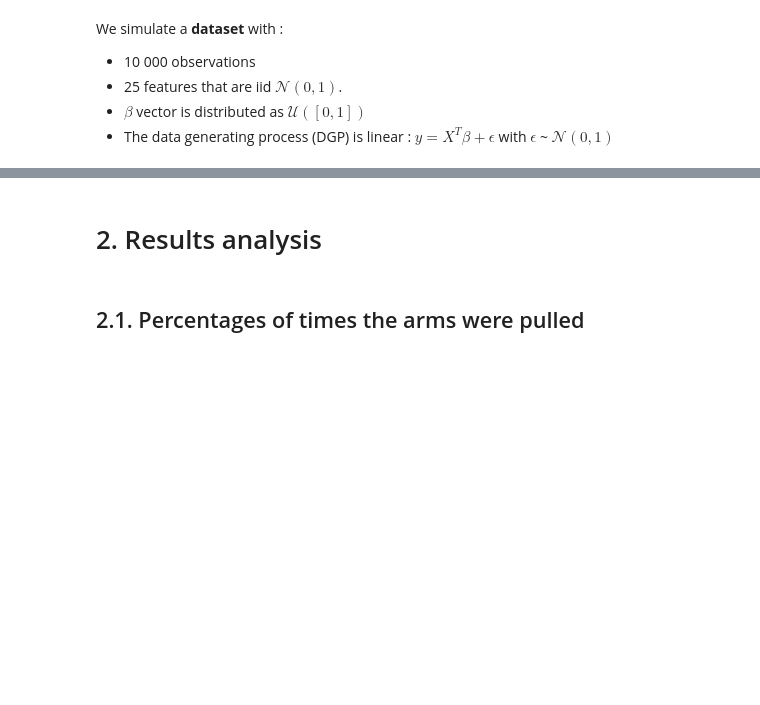
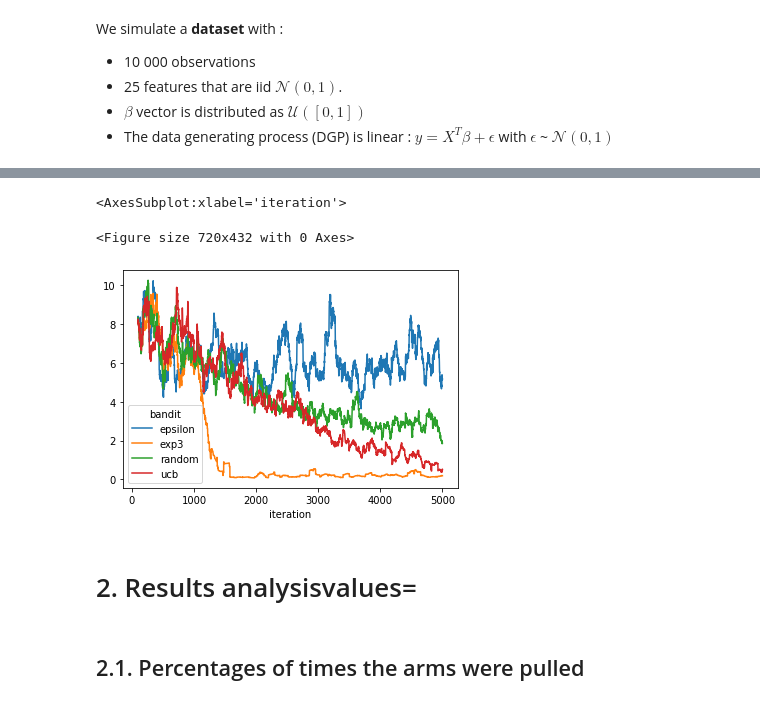
Before and after one commit to etiennekintzler/workbench, a Jupyter notebook: Clean_Bandits.ipynb, the cells around one changed output, grey strips where cells are left out. Saved outputs shown, nothing was run; the diff lists cells and outputs as text; code cells hidden in the pictures; blank space fills up the shorter version.

```diff
--- a/Clean_Bandits.ipynb
+++ b/Clean_Bandits.ipynb
@@ -131,7 +131,7 @@ We simulate a **dataset** with :
 - $\beta$ vector is distributed as $\mathcal{U}([0, 1])$
 - The data generating process (DGP) is linear : $y=X^T\beta + \epsilon$ with $\epsilon$ ~ $\mathcal{N}(0, 1)$
 # %%
-N = 10000
+N = 5_000
 p = 25
 dataset = make_dataset(p=p, N=N, intercept=2, drift=False, noise_scale=.25, shock=False, seed=123)
 # %%
@@ -140,8 +140,10 @@ use_provided_compute = False
 # %%
 def make_default_params():
     return dict(metric=metrics.MSE(),
-                reward_scaler=preprocessing.StandardScaler(),
-                save_metric_values=True,
+                #reward_scaler=preprocessing.StandardScaler(),
+                #save_metric_values=True,
                 models=make_models(),
-                save_percentage_pulled=True,
-                print_every=N//4)
+                #save_percentage_pulled=True,
+                #print_every=N//4
+                explore_each_arm=4, start_after=10,
+               )
@@ -149,22 +153,24 @@ def make_default_params():
 np.random.seed(123)
 bandits = {
     "epsilon" : EpsilonGreedyRegressor(epsilon=0.2, epsilon_decay=1e-3,**make_default_params()),
-    'exp3': Exp3Regressor(eta=.75, **make_default_params()),
-    "ucb"     : UCBRegressor(delta=None, explore_each_arm=3,**make_default_params()),
+    'exp3': Exp3Regressor(eta=.5, **make_default_params()),
+    "ucb"     : UCBRegressor(delta=None, **make_default_params()),
     "random"  : RandomBanditRegressor(**make_default_params()),
 }
-bandit_oracle = OracleBandit(**make_default_params())
+#bandit_oracle = OracleBandit(**make_default_params())
 
-bandits['exp3'].reward_scaler = preprocessing.MinMaxScaler()
+#bandits['exp3'].reward_scaler = preprocessing.MinMaxScaler()
 
 for _, bandit in bandits.items():
     pass#bandit._compute_scaled_reward = new_compute
 
+l = []
 for i, (x, y) in tqdm.tqdm(enumerate(make_stream(dataset))):
 
     for bandit_label in bandits:
         y_pred = bandits[bandit_label].predict_one(x=x)
-        bandits[bandit_label].learn_one(x=x, y=y)
+        reward, metric, chosen_arm = bandits[bandit_label]._learn_one(x=x, y=y)
+        l.append((bandit_label, i, reward, metric, chosen_arm))
 
     if i % (N // 10) == 0:
         pass#print(bandits["epsilon"].epsilon)
@@ -223,5 +180,14 @@ RandomBanditRegressor
+# %%
+df_analysis = pd.DataFrame(l, columns=["bandit", "iteration", "reward", "metric", "arm"])
+# %%
+plt.figure(figsize=(10, 6))
+df_analysis.pivot(index="iteration", columns="bandit", values="metric").rolling(100).mean().plot()
+# %% [output]
+<AxesSubplot:xlabel='iteration'>
+<Figure size 720x432 with 0 Axes>
+[figure, added]
 # %% [markdown]
-# 2. Results analysis
+# 2. Results analysisvalues=
 # %% [markdown]
 ## 2.1. Percentages of times the arms were pulled
 # %% [markdown]
```
Also changed, not shown: parts of 5 cells of this notebook, 1 other file.
